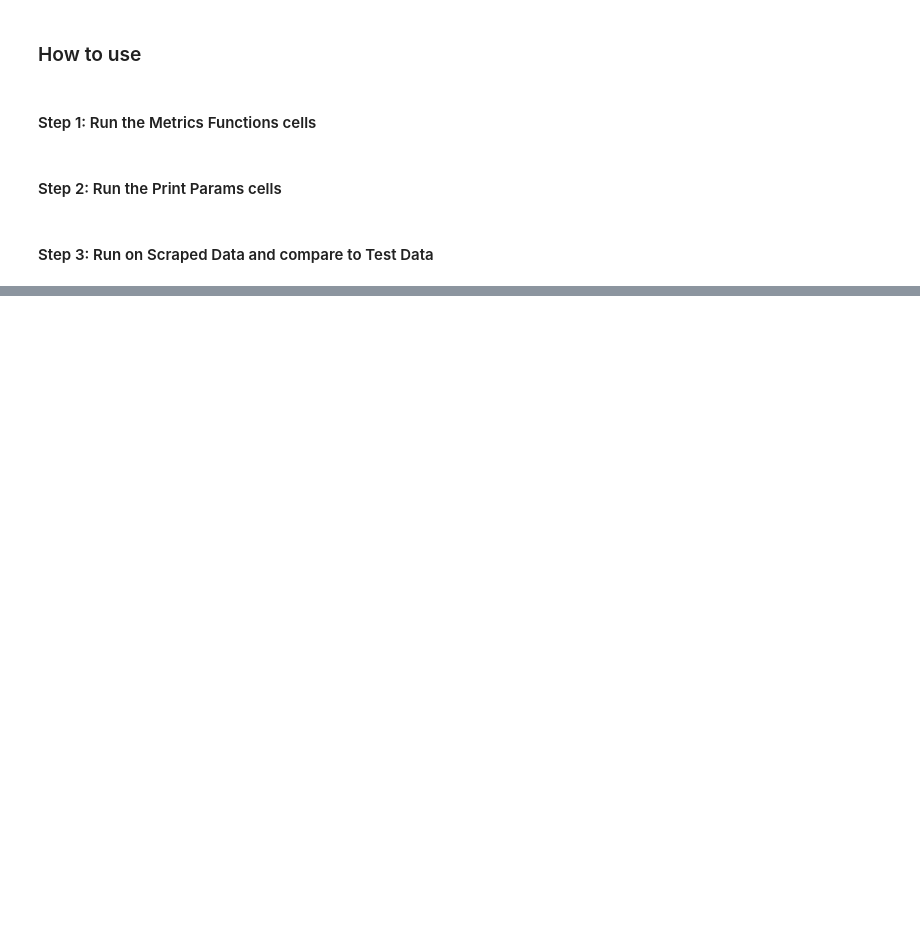
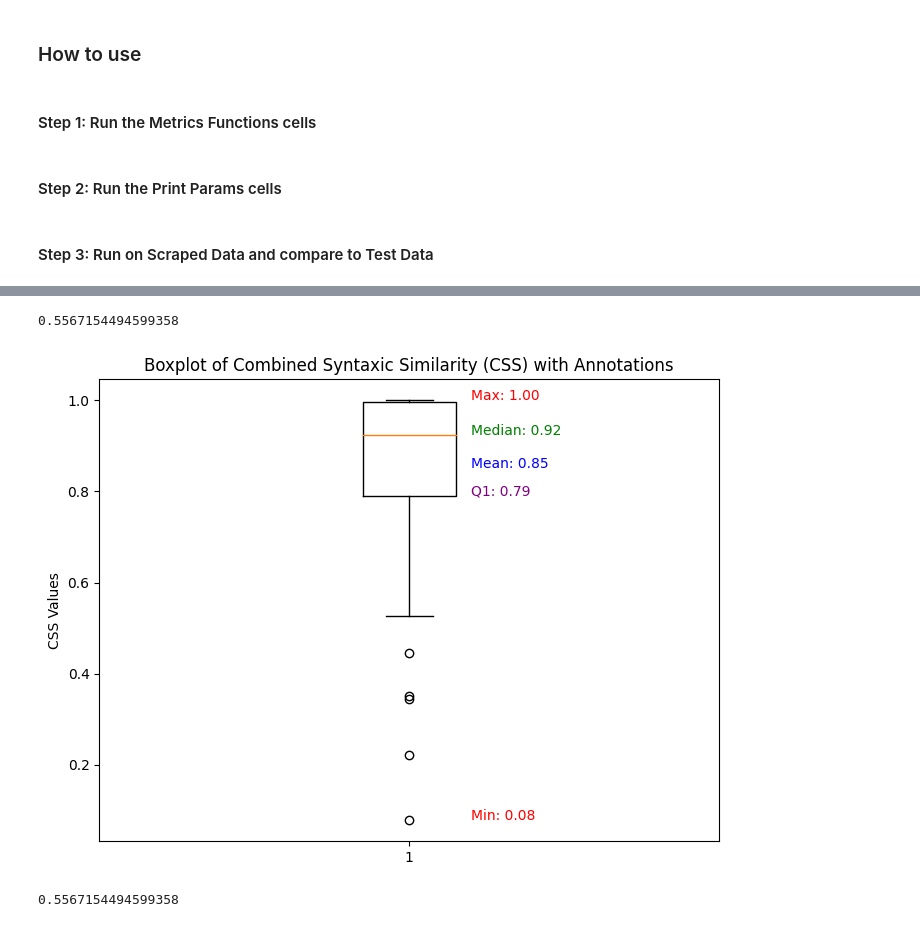
Before and after one commit to MiloFournier/similarity, a Jupyter notebook: Similarity.ipynb, the cells around one changed output, grey strips where cells are left out. Drawn from its saved outputs; the diff is of its cells as text; code cells hidden in the pictures; blank space fills up the shorter version.

```diff
--- a/Similarity.ipynb
+++ b/Similarity.ipynb
@@ -186,0 +218,4 @@ Average CSS over all texts: 0.87
+# %%
+r_df = pd.DataFrame(table)
+r_df.columns = headers
+r_df.tail(5)
@@ -186,0 +229,37 @@ Average CSS over all texts: 0.87
+# %%
+r_df['Longest Sub-string Score'].mean()
+# %% [output]
+0.5567154494599358
+# %%
+import matplotlib.pyplot as plt
+
+data = r_df['Combined Syntaxic Similarity (CSS)']
+
+mean_value = data.mean()
+median_value = data.median()
+q1 = data.quantile(0.25)
+q3 = data.quantile(0.75)
+min_value = data.min()
+max_value = data.max()
+
+plt.figure(figsize=(8, 6))
+plt.boxplot(data)
+
+# Annotating the plot with key statistics
+plt.text(1.1, mean_value, f'Mean: {mean_value:.2f}', color='blue', fontsize=10)
+plt.text(1.1, median_value, f'Median: {median_value:.2f}', color='green', fontsize=10)
+plt.text(1.1, q1, f'Q1: {q1:.2f}', color='purple', fontsize=10)
+# plt.text(1.1, q3, f'Q3: {q3:.2f}', color='purple', fontsize=10)
+plt.text(1.1, min_value, f'Min: {min_value:.2f}', color='red', fontsize=10)
+plt.text(1.1, max_value, f'Max: {max_value:.2f}', color='red', fontsize=10)
+
+# Displaying the plot
+plt.title('Boxplot of Combined Syntaxic Similarity (CSS) with Annotations')
+plt.ylabel('CSS Values')
+plt.show()
+# %% [output]
+[figure, added]
+# %%
+r_df['Longest Sub-string Score'].mean()
+# %% [output]
+0.5567154494599358
```
Also changed, not shown: parts of 5 cells of this notebook.
